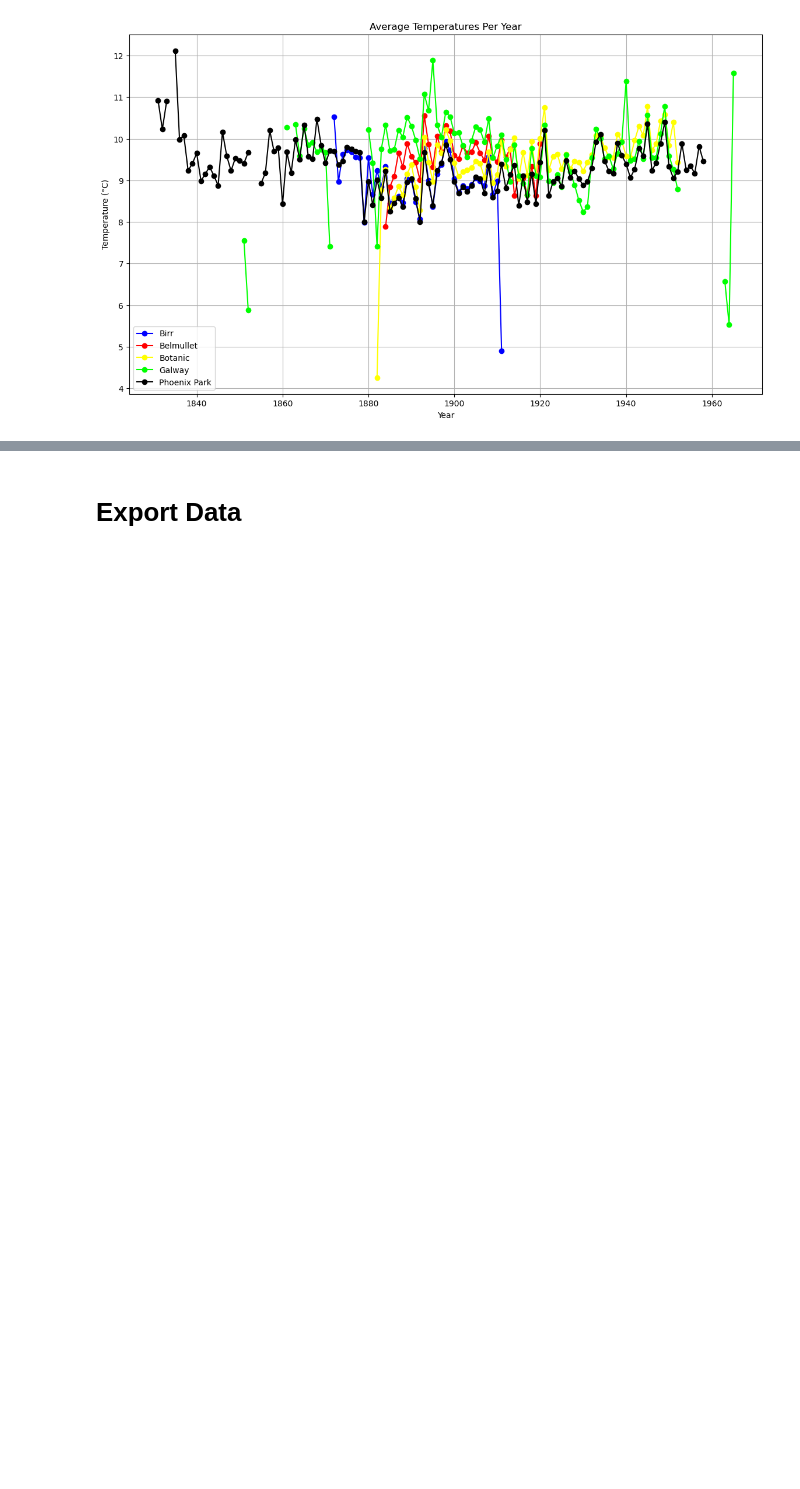
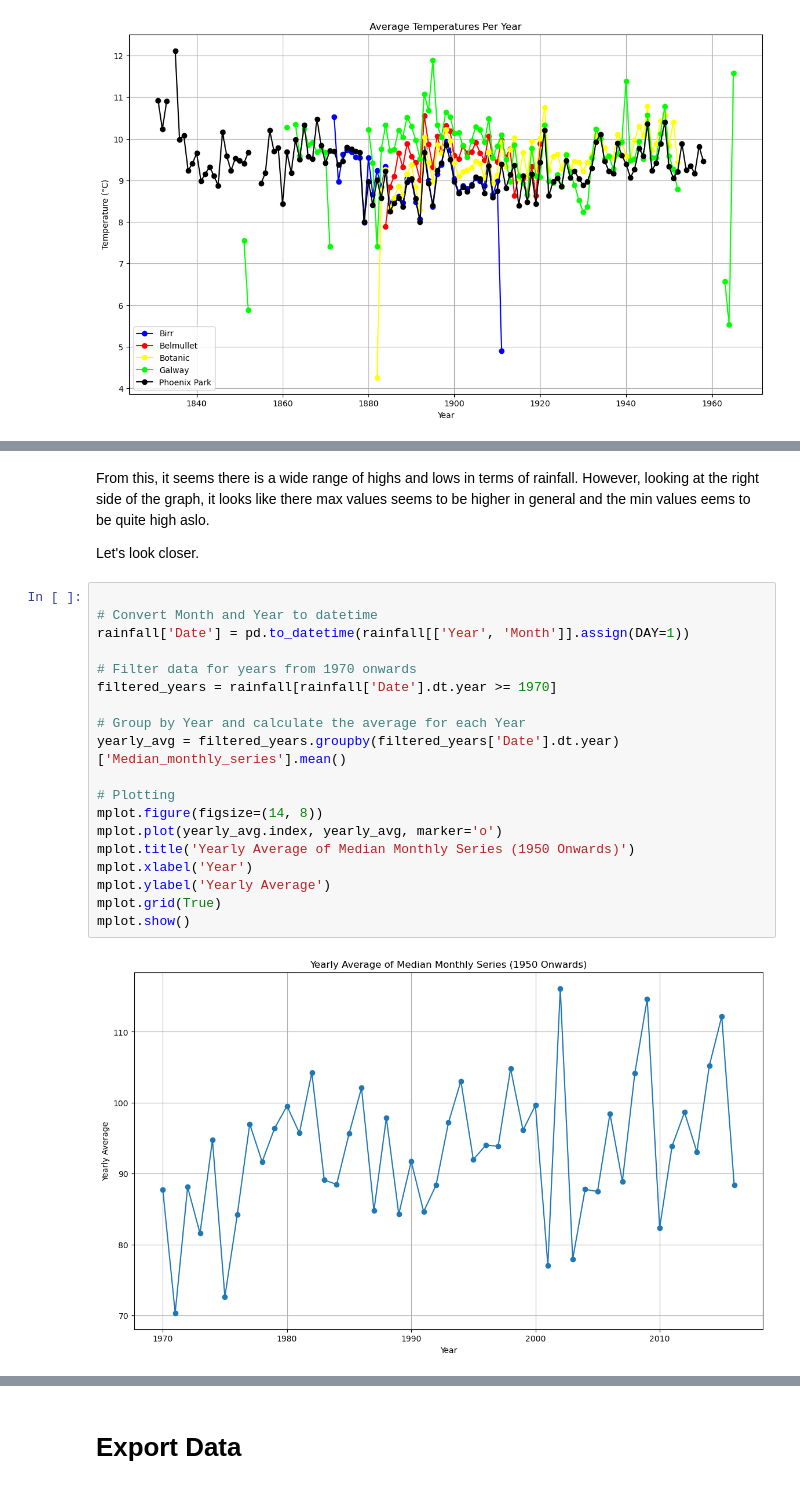
Before and after one commit to frankquinn89/PROGRAMMING_FOR_DATA_ANALYSIS_2, a Jupyter notebook: project.ipynb, the cells around one changed output, grey strips where cells are left out. Saved outputs shown, nothing was run; the diff lists cells and outputs as text; blank space fills up the shorter version.

```diff
--- a/project.ipynb
+++ b/project.ipynb
@@ -227,0 +248,25 @@ mplot.show()
+# %% [markdown]
+From this, it seems there is a wide range of highs and lows in terms of rainfall. However, looking at the right side of the graph, it looks like there max values seems to be higher in general and the min values eems to be quite high aslo.
+
+Let's look closer.
+# %%
+
+# Convert Month and Year to datetime
+rainfall['Date'] = pd.to_datetime(rainfall[['Year', 'Month']].assign(DAY=1))
+
+# Filter data for years from 1970 onwards
+filtered_years = rainfall[rainfall['Date'].dt.year >= 1970]
+
+# Group by Year and calculate the average for each Year
+yearly_avg = filtered_years.groupby(filtered_years['Date'].dt.year)['Median_monthly_series'].mean()
+
+# Plotting
+mplot.figure(figsize=(14, 8))
+mplot.plot(yearly_avg.index, yearly_avg, marker='o')
+mplot.title('Yearly Average of Median Monthly Series (1950 Onwards)')
+mplot.xlabel('Year')
+mplot.ylabel('Yearly Average')
+mplot.grid(True)
+mplot.show()
+# %% [output]
+[figure, added]
```
Also changed, not shown: parts of 12 cells of this notebook.
